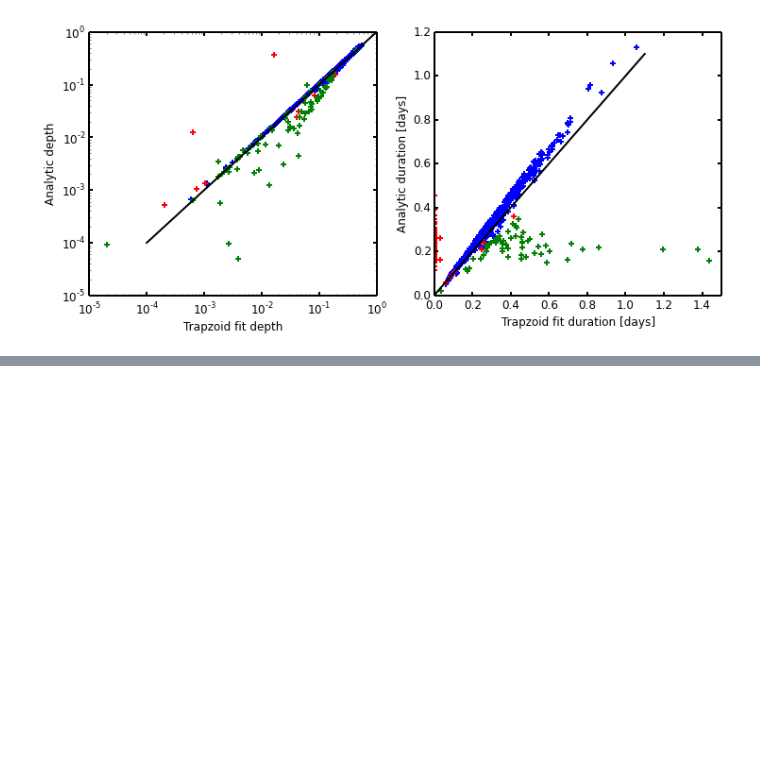
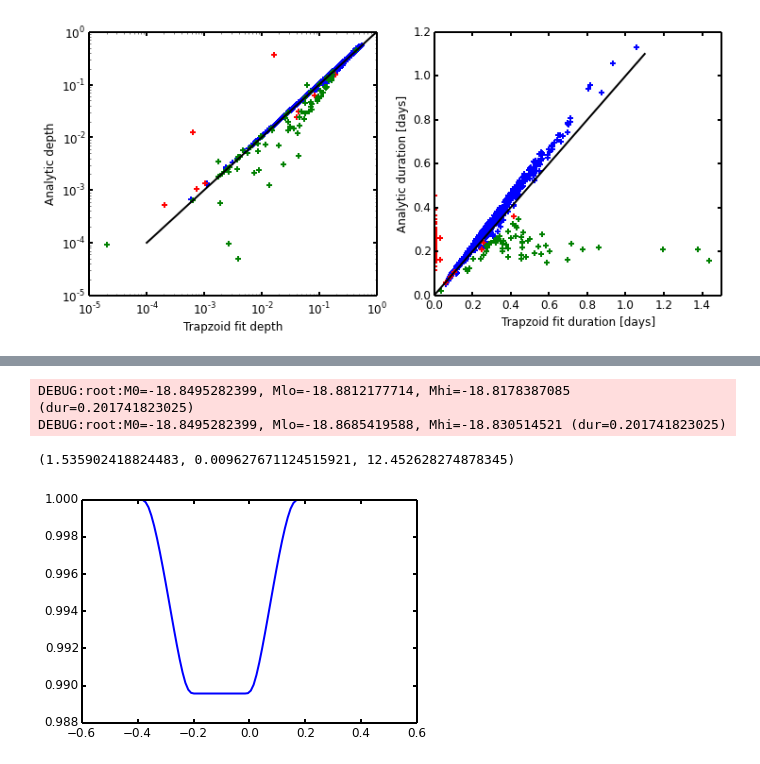
Before and after one commit to timothydmorton/exosyspop, a Jupyter notebook: Exploration.ipynb, the cells around one changed output, grey strips where cells are left out. Cells and saved outputs as stored; diff of their text form; code cells hidden in the pictures; blank space fills up the shorter version.

Commit message:
bug found in secondary eclipses

```diff
--- a/Exploration.ipynb
+++ b/Exploration.ipynb
@@ -114,0 +132,8 @@ compare_both(ebpop)
+# %%
+pop = ebpop
+sec = pop.stars.secondary
+depth_anal = pop.stars.dsec*sec + pop.stars.dpri*~sec
+dur_anal = pop.stars.T14_sec*sec + pop.stars.T14_pri*~sec
+
+depth_bad = np.absolute(np.log10(depth_anal) - np.log10(pop.stars.depth)) > 0.1
+dur_bad = ((pop.stars.duration-dur_anal)/dur_anal) > 0.2
@@ -114,0 +158,10 @@ compare_both(ebpop)
+# %%
+i = 34
+ts,fs = pop.eclipse(i, secondary=True, width=5)
+plt.plot(ts, fs)
+pop.eclipse_trapfit(i, secondary=True)
+# %% [output]
+DEBUG:root:M0=-18.8495282399, Mlo=-18.8812177714, Mhi=-18.8178387085 (dur=0.201741823025)
+DEBUG:root:M0=-18.8495282399, Mlo=-18.8685419588, Mhi=-18.830514521 (dur=0.201741823025)
+(1.535902418824483, 0.009627671124515921, 12.452628274878345)
+[figure, added]
```
Also changed, not shown: parts of 3 cells of this notebook.
